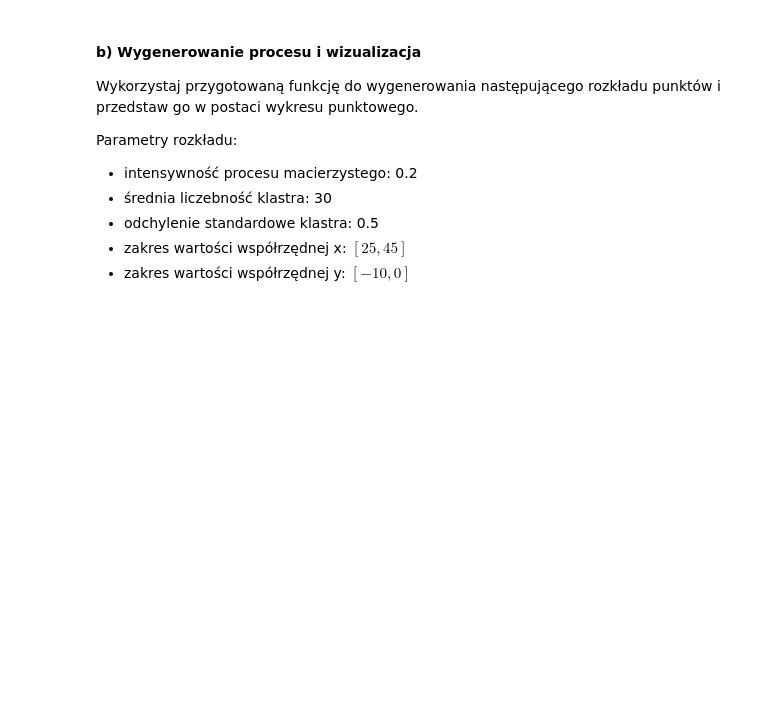
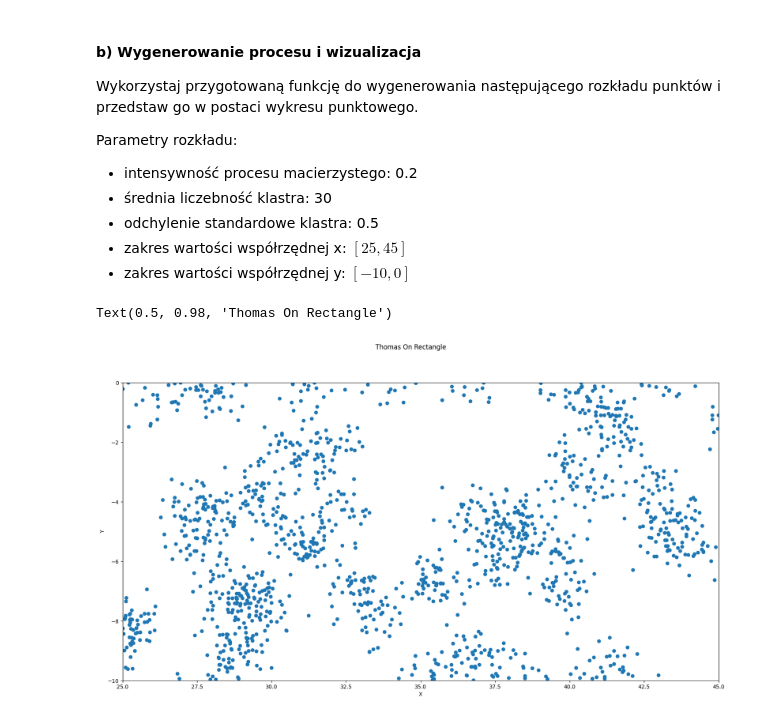
Before and after one commit to zuzannabrauer/spatialDataAnalysis, a Jupyter notebook: ZZ01.ipynb, the cells around one changed output. Cells and saved outputs as stored; diff of their text form; code cells hidden in the pictures; blank space fills up the shorter version.

```diff
--- a/ZZ01.ipynb
+++ b/ZZ01.ipynb
@@ -430,5 +372,15 @@ Parametry rozkładu:
  - zakres wartości współrzędnej x: $[25, 45]$
  - zakres wartości współrzędnej y: $[-10, 0]$
 # %%
-# YOUR CODE HERE
-raise NotImplementedError()
+fig, axes = plt.subplots(1,1,figsize=(20,10))
+points =  thomas_on_rectangle(parent_intensity=0.2, mean_cluster_size=30, cluster_sigma=0.5, x_lim=[25, 45], y_lim=[-10, 0])
+axes.axis("square")
+axes.set_xlim(25,45)
+axes.set_ylim(-10,0)
+plt.xlabel("X")
+plt.ylabel("Y")
+plt.scatter(points["X"], points["Y"])
+fig.suptitle("Thomas On Rectangle")
+# %% [output]
+Text(0.5, 0.98, 'Thomas On Rectangle')
+[figure, added]
```
Also changed, not shown: parts of 6 cells of this notebook.
